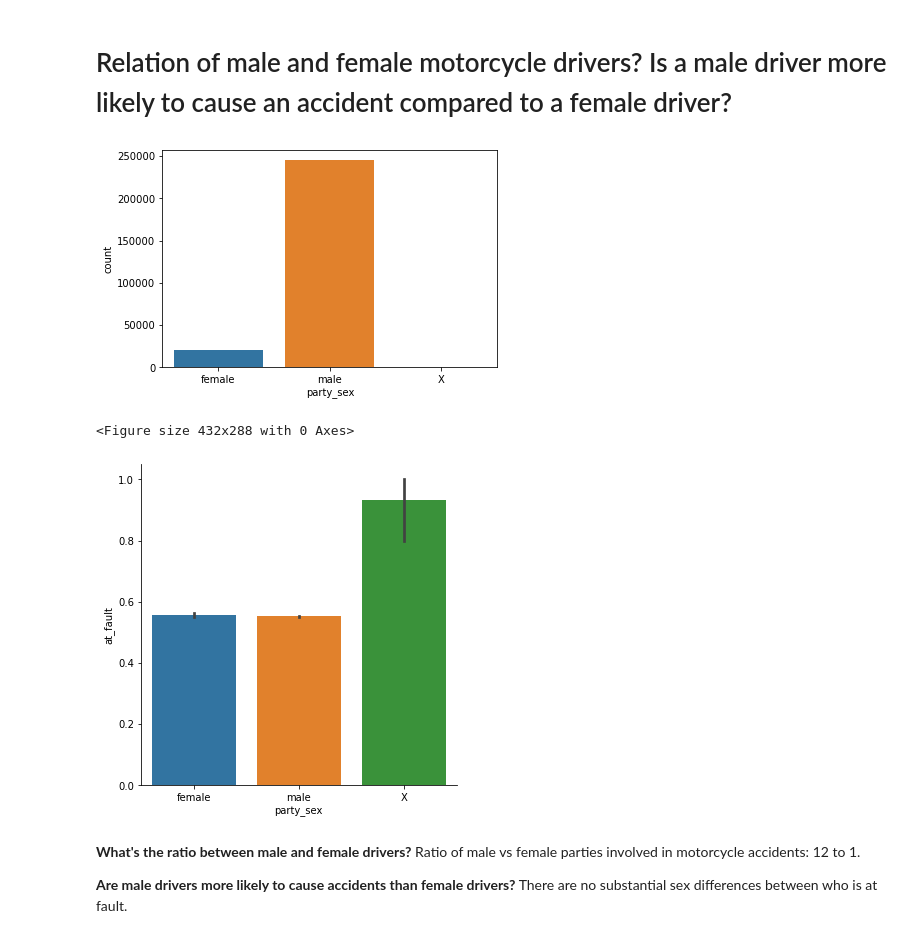
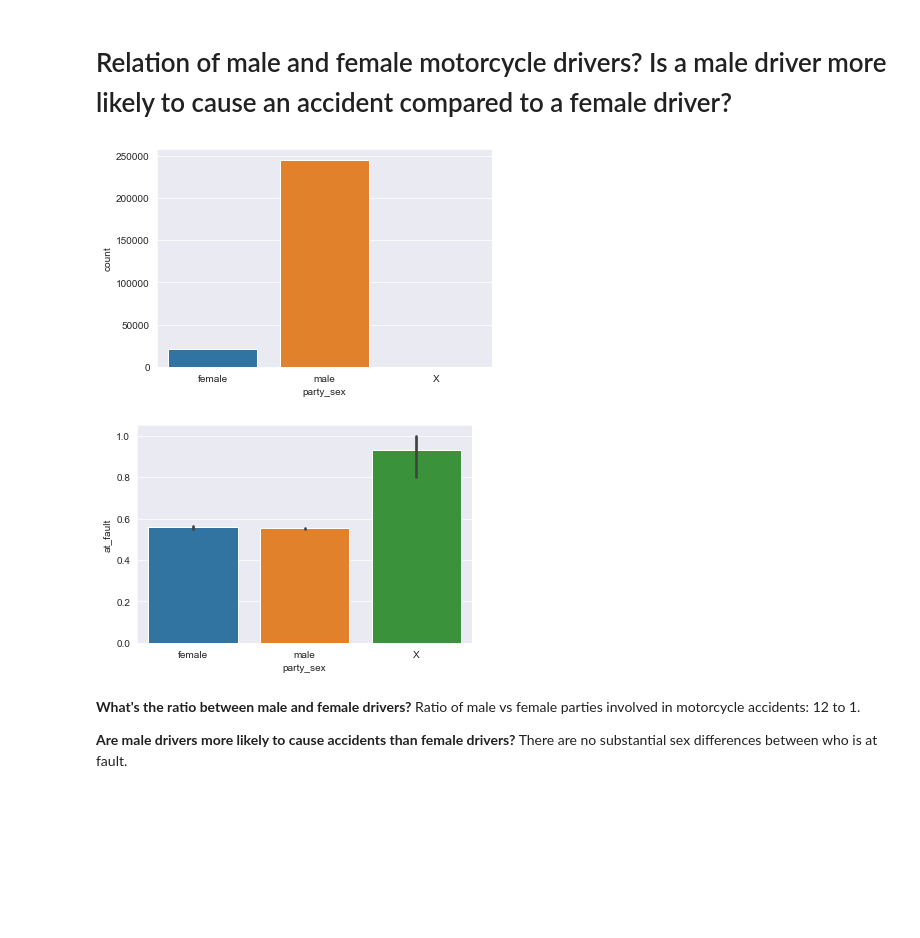
Before and after one commit to bschauerte/analysis-traffic-collisions, a Jupyter notebook: traffic_collisions.ipynb, the cells around one changed output. Drawn from its saved outputs; the diff is of its cells as text; code cells hidden in the pictures; blank space fills up the shorter version.

```diff
--- a/traffic_collisions.ipynb
+++ b/traffic_collisions.ipynb
@@ -87,21 +96,23 @@ df_motorcycles = df_motorcycles.astype({"at_fault": np.bool})
 # %% [markdown]
 # Relation of male and female motorcycle drivers? Is a male driver more likely to cause an accident compared to a female driver?
 # %%
+"""
+Plot simple statistics for male vs female drivers
+"""
+sns.set_style(style="darkgrid")
+
 plt.figure()
 g_sex_dist = sns.countplot(
     data=df_motorcycles,
     x="party_sex")
 
-df_mc_c = df_motorcycles.groupby('party_sex').count()
-
 plt.figure()
-g_at_fault = sns.catplot(
-    data=df_motorcycles, kind="bar",
+g_at_fault = sns.barplot(
+    data=df_motorcycles,
     x="party_sex", y="at_fault")
 # %% [output]
-[figure, old version]
+[figure, new version]
-<Figure size 432x288 with 0 Axes>
-[figure, old version]
+[figure, new version]
 # %% [markdown]
 **What's the ratio between male and female drivers?** Ratio of male vs female parties involved in motorcycle accidents: 12 to 1.
 
```
Also changed, not shown: parts of 6 cells of this notebook.
